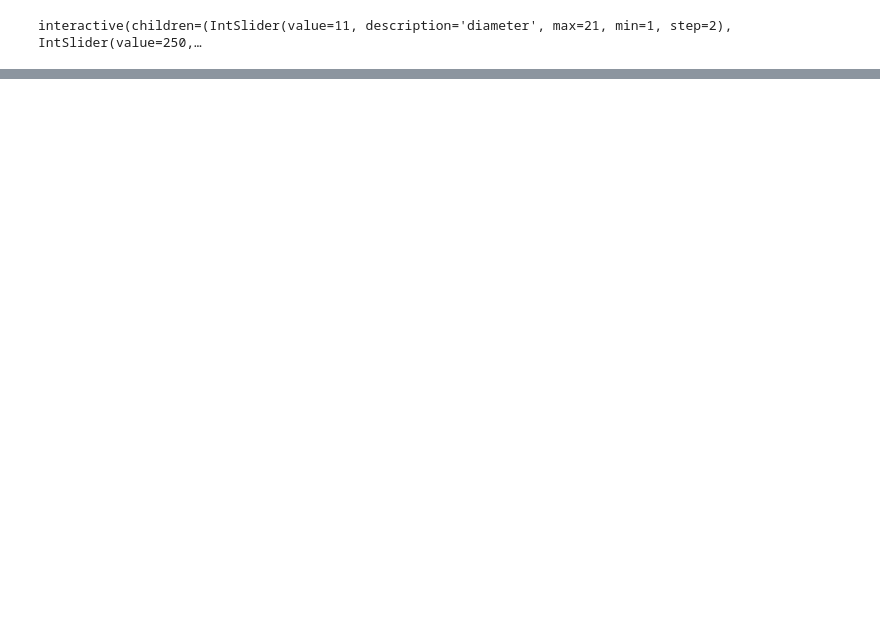
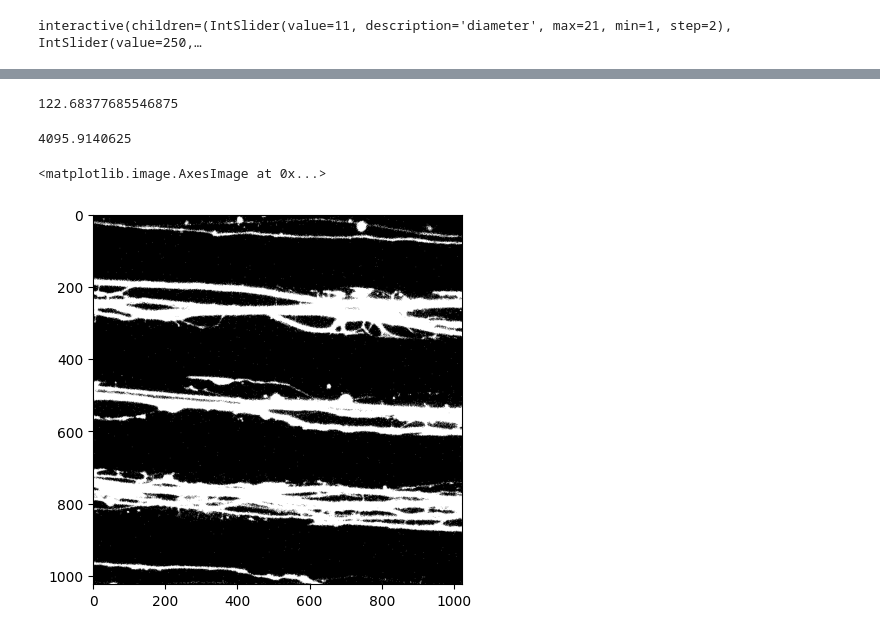
Before and after one commit to biophotlumin/mint, a Jupyter notebook: mint/archive/demo_bioprobe.ipynb, the cells around one changed output, grey strips where cells are left out. Cells and saved outputs as stored; diff of their text form; code cells hidden in the pictures; blank space fills up the shorter version.

```diff
--- a/mint/archive/demo_bioprobe.ipynb
+++ b/mint/archive/demo_bioprobe.ipynb
@@ -746,0 +826,2 @@ interactive(children=(IntSlider(value=11, description='diameter', max=21, min=1,
+# %%
+img = np.flipud(img)
@@ -746,0 +836,21 @@ interactive(children=(IntSlider(value=11, description='diameter', max=21, min=1,
+# %%
+np.mean(img)
+# %% [output]
+122.68377685546875
+# %%
+mask = img
+# %%
+mask = np.flipud(mask)
+# %%
+threshold = 120
+mask[mask >= threshold] = 4096
+mask[mask < threshold] = 0
+# %%
+np.mean(mask)
+# %% [output]
+4095.9140625
+# %%
+plt.imshow(mask,cmap='gray')
+# %% [output]
+<matplotlib.image.AxesImage at 0x...>
+[figure, added]
```
Also changed, not shown: parts of 175 cells of this notebook, 28 other files.
